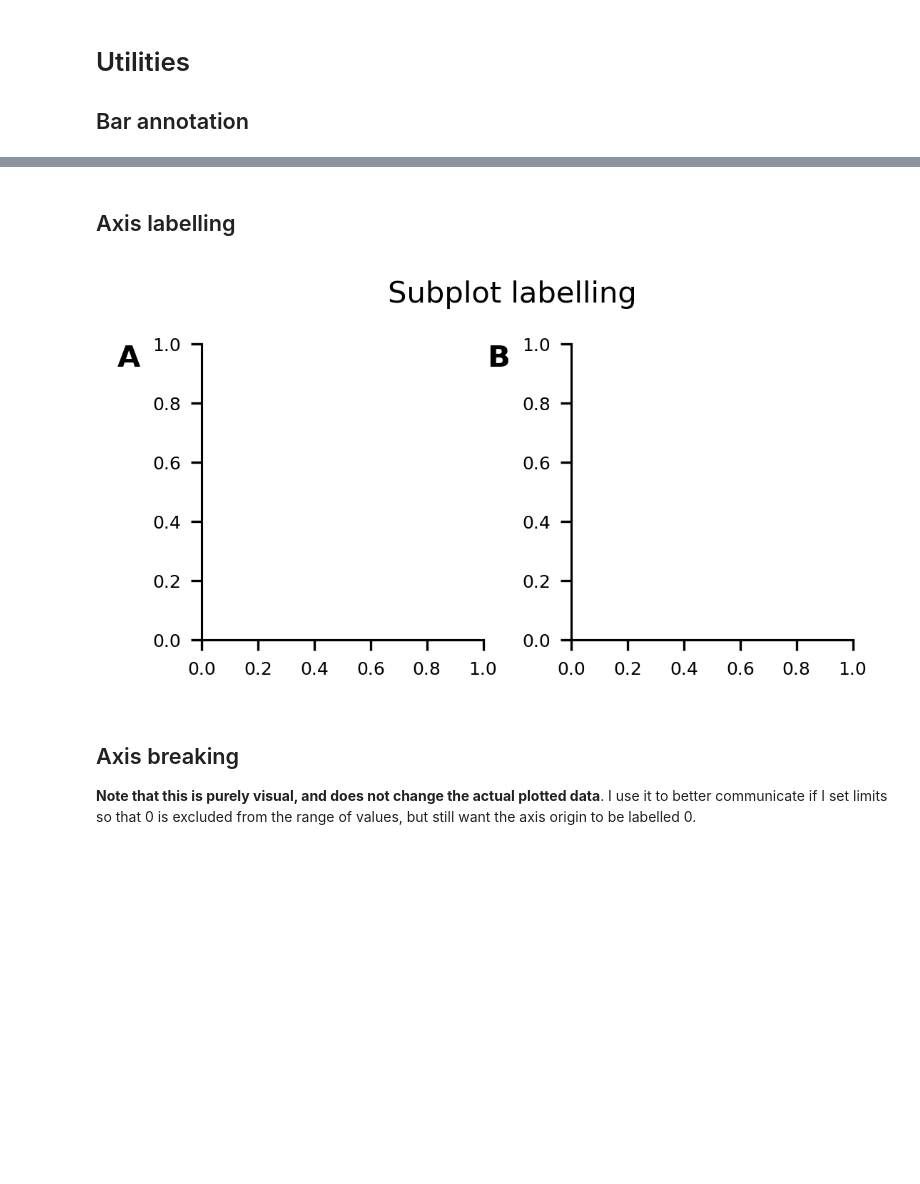
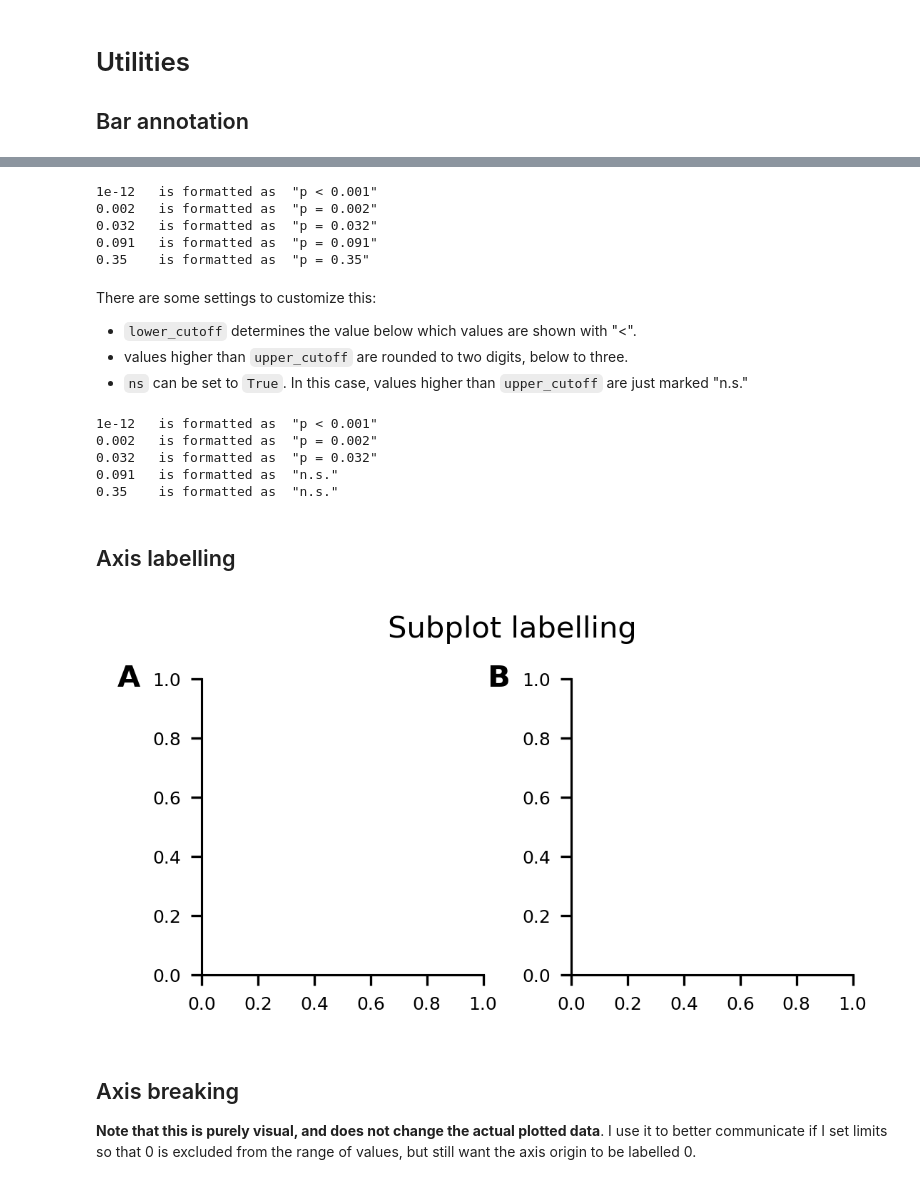
Before and after one commit to moltaire/myplotlib, a Jupyter notebook: gallery.ipynb, the cells around one changed output, grey strips where cells are left out. Saved outputs shown, nothing was run; the diff lists cells and outputs as text; code cells hidden in the pictures; blank space fills up the shorter version.

```diff
--- a/gallery.ipynb
+++ b/gallery.ipynb
@@ -5,9 +7,6 @@ import numpy as np
 import pandas as pd
 
 import myplotlib as my
-# %%
-# Set matplotlib defaults
-matplotlib = my.utilities.set_mpl_defaults(matplotlib)
 # %% [markdown]
 # Make some data
 # %%
@@ -200,21 +215,47 @@ plt.savefig("examples/hTextLine.png", bbox_inches="tight")
+# %%
+for p in [0.000000000001, 0.002, 0.032, 0.091, 0.35]:
+    print(p, "\tis formatted as\t", f'"{my.annotation.format_p(p)}"')
+# %% [output]
+1e-12   is formatted as  "p < 0.001"
+0.002   is formatted as  "p = 0.002"
+0.032   is formatted as  "p = 0.032"
+0.091   is formatted as  "p = 0.091"
+0.35    is formatted as  "p = 0.35"
+# %% [markdown]
+There are some settings to customize this:
+- `lower_cutoff` determines the value below which values are shown with "<".
+- values higher than `upper_cutoff` are rounded to two digits, below to three.
+- `ns` can be set to `True`. In this case, values higher than `upper_cutoff` are just marked "n.s."
+# %%
+for p in [0.000000000001, 0.002, 0.032, 0.091, 0.35]:
+    print(
+        p,
+        "\tis formatted as\t",
+        f'"{my.annotation.format_p(p, lower_cutoff=0.0001, upper_cutoff=0.05, ns=True)}"',
+    )
+# %% [output]
+1e-12   is formatted as  "p < 0.001"
+0.002   is formatted as  "p = 0.002"
+0.032   is formatted as  "p = 0.032"
+0.091   is formatted as  "n.s."
+0.35    is formatted as  "n.s."
 # %% [markdown]
 ## Axis labelling
 # %%
 fig, axs = plt.subplots(1, 2, figsize=my.utilities.cm2inch(9, 4.5))
 
 fig.tight_layout()
 my.utilities.label_axes(
     fig,
-    loc=(-0.3, 1.0),  # in axis-fraction
+    loc=(-0.3, 1.05),  # in axis-fraction
     labels=["A", "B"],  # defaults to lowercase if labels=NOne
-    va="top",
     fontsize=10,
     fontweight="bold",
 )
 fig.suptitle("Subplot labelling", y=1.1, fontsize=10)
 plt.savefig("examples/labelAxes.png", bbox_inches="tight")
 # %% [output]
-[figure, old version]
+[figure, new version]
 # %% [markdown]
 ## Axis breaking
 
```
Also changed, not shown: parts of 30 cells of this notebook, 9 other files.
